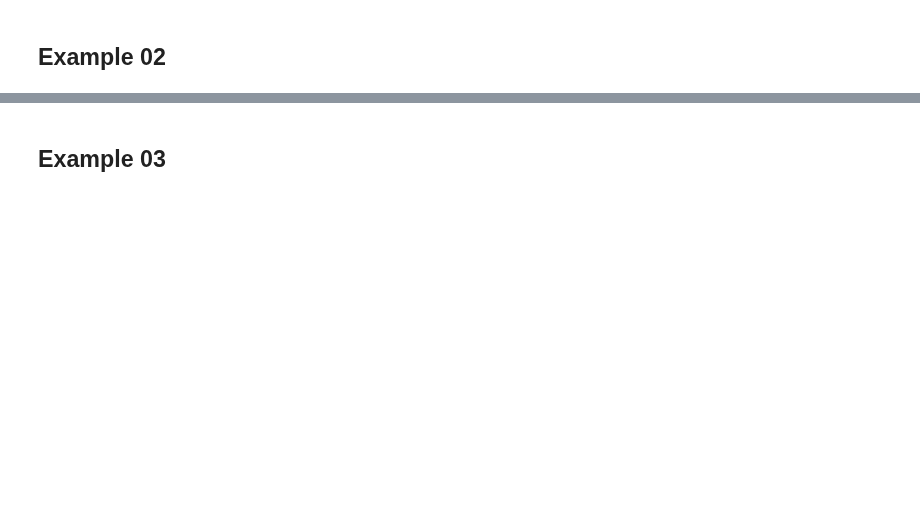
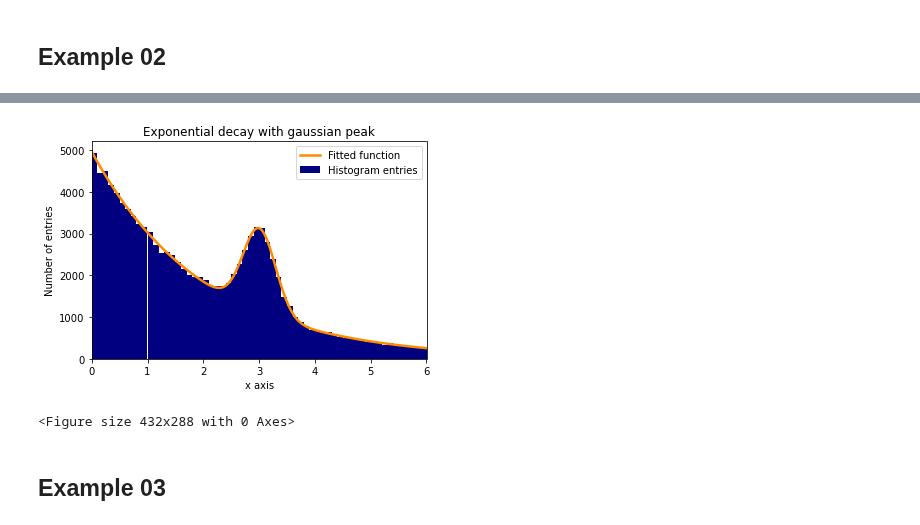
Before and after one commit to ytatus94/Machine_Learning, a Jupyter notebook: fitting/Fitting.ipynb, the cells around one changed output, grey strips where cells are left out. Cells and saved outputs as stored; diff of their text form; code cells hidden in the pictures; blank space fills up the shorter version.

Commit message:
Update fitting

```diff
--- a/fitting/Fitting.ipynb
+++ b/fitting/Fitting.ipynb
@@ -101,3 +101,21 @@ print(pcov)
+# %%
+# 5. 把 fitting 的結果和 histogram 疊圖
+xspace = np.linspace(0, 6, 100000) # 產生很多點, 畫圖時比較 smooth
+
+# 畫圖
+plt.bar(bins_centers, data_entries, width=bins[1] - bins[0], color='navy', label=r'Histogram entries')
+plt.plot(xspace, fit_func(xspace, *popt), color='darkorange', linewidth=2.5, label=r'Fitted function')
+
+plt.xlim(0, 6)
+plt.xlabel(r'x axis')
+plt.ylabel(r'Number of entries')
+plt.title(r'Exponential decay with gaussian peak')
+plt.legend(loc='best')
+plt.show()
+plt.clf()
+# %% [output]
+[figure, added]
+<Figure size 432x288 with 0 Axes>
 # %% [markdown]
 ## Example 03
 # %%
```
Also changed, not shown: parts of 15 cells of this notebook.
